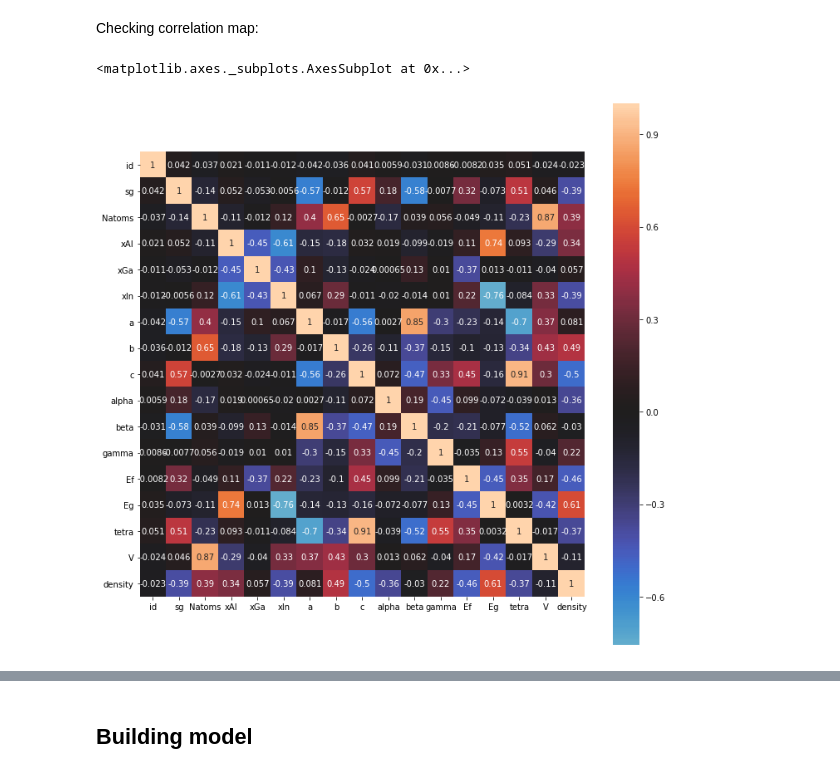
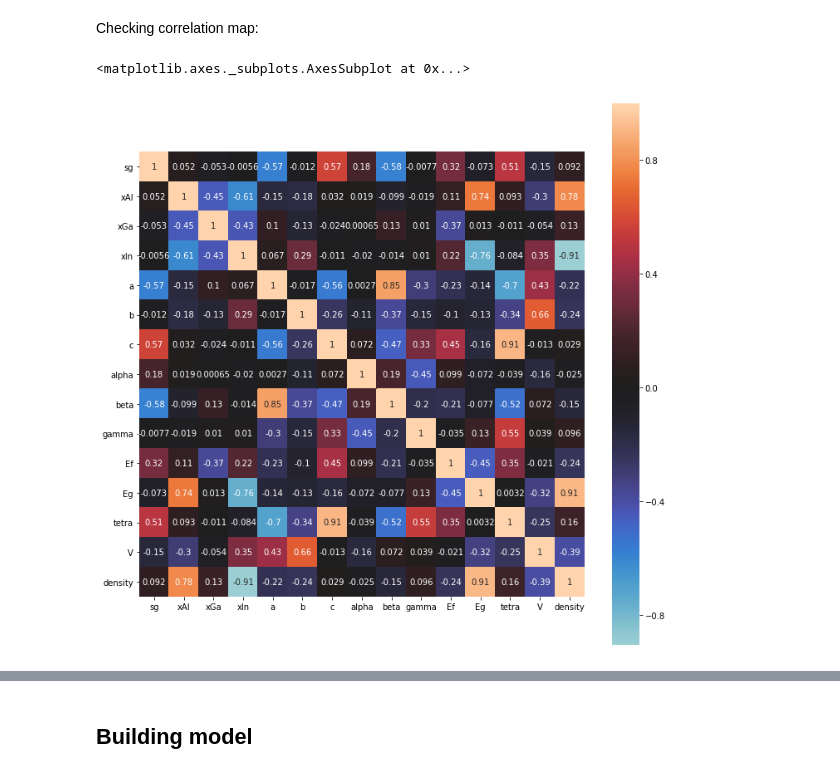
Before and after one commit to rostyslavb/DRU-DS100-w3, a Jupyter notebook: kaggle/transparent_conductors/kernel.ipynb, the cells around one changed output, grey strips where cells are left out. Cells and saved outputs as stored; diff of their text form; code cells hidden in the pictures.

```diff
--- a/kaggle/transparent_conductors/kernel.ipynb
+++ b/kaggle/transparent_conductors/kernel.ipynb
@@ -188,6 +200,6 @@ for ds in full: # for categorizing
 # %%
 plt.figure(figsize=(12, 12))
-sns.heatmap(train.corr(), center=0, square=True, annot=True)
+sns.heatmap(train.drop(['id', 'Natoms'], axis=1).corr(), center=0, square=True, annot=True)
 # %% [output]
 <matplotlib.axes._subplots.AxesSubplot at 0x...>
-[figure, old version]
+[figure, new version]
```
Also changed, not shown: parts of 43 cells of this notebook, 2 other files.
